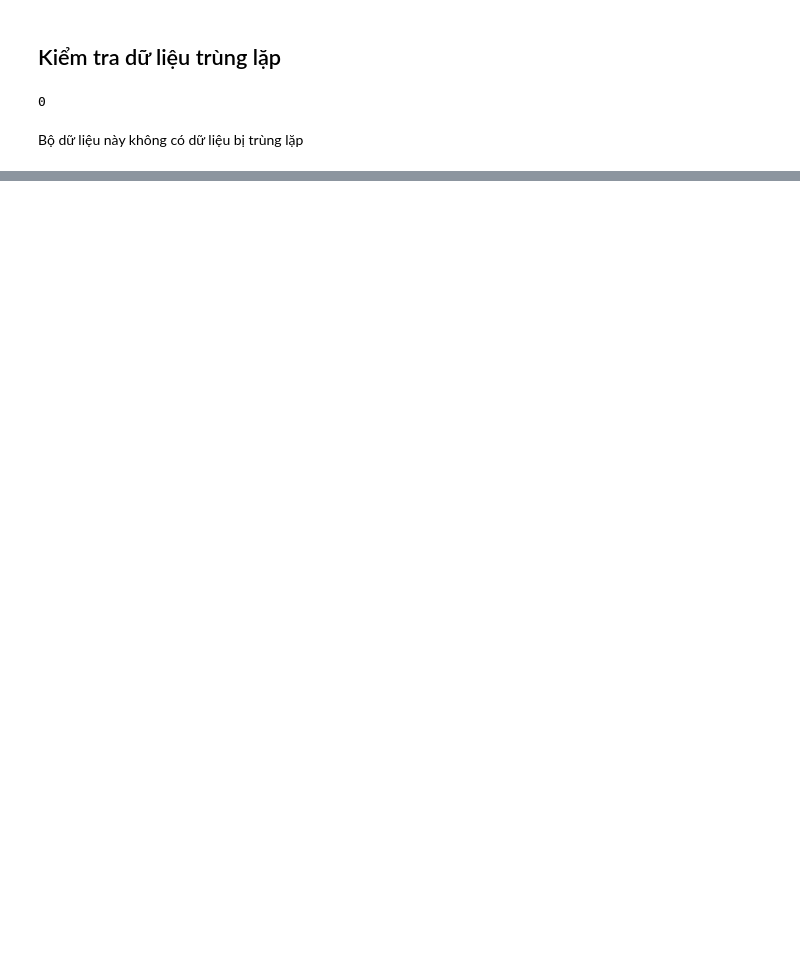
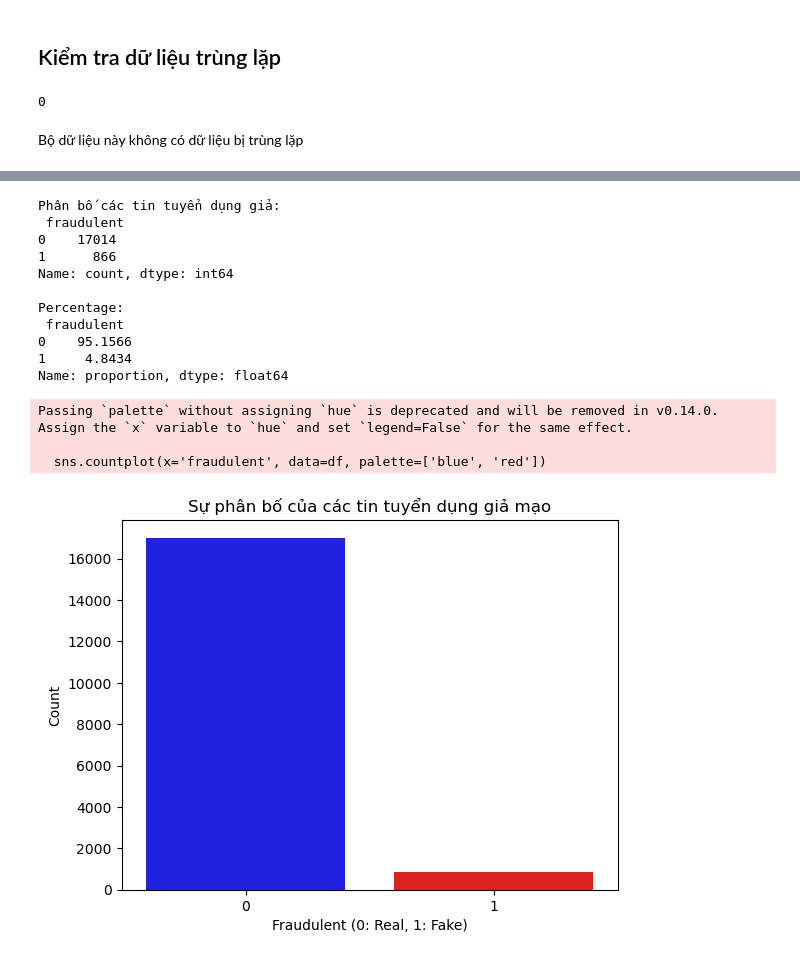
Before and after one commit to thanhlek5/Du-doan-tin-tuyen-dung, a Jupyter notebook: notebooks/preprocessing.ipynb, the cells around one changed output, grey strips where cells are left out. Saved outputs shown, nothing was run; the diff lists cells and outputs as text; code cells hidden in the pictures; blank space fills up the shorter version.

```diff
--- a/notebooks/preprocessing.ipynb
+++ b/notebooks/preprocessing.ipynb
@@ -50,0 +61,15 @@ df_clean.head()
+# %%
+df['location'].fillna('Unknown', inplace=True)
+df['department'].fillna('Unknown', inplace=True)
+df['salary_range'].fillna('Not Specified', inplace=True)
+df['company_profile'].fillna('', inplace=True)
+df['description'].fillna('', inplace=True)
+df['requirements'].fillna('', inplace=True)
+df['benefits'].fillna('', inplace=True)
+df['employment_type'].fillna('Not Specified', inplace=True)
+df['required_experience'].fillna('Not Specified', inplace=True)
+df['required_education'].fillna('Not Specified', inplace=True)
+df['industry'].fillna('Not Specified', inplace=True)
+df['function'].fillna('Not Specified', inplace=True)
+
+print(df.isna().sum())
@@ -124,0 +131,28 @@ df_clean.describe
+# %%
+fraud_counts = df['fraudulent'].value_counts()
+fraud_percent = df['fraudulent'].value_counts(normalize=True) * 100
+print("Phân bố các tin tuyển dụng giả:\n", fraud_counts)
+print("\nPercentage:\n", fraud_percent)
+
+sns.countplot(x='fraudulent', data=df)
+sns.countplot(x='fraudulent', data=df, palette=['blue', 'red'])
+plt.title('Sự phân bố của các tin tuyển dụng giả mạo')
+plt.xlabel('Fraudulent (0: Real, 1: Fake)')
+plt.ylabel('Count')
+plt.show()
+# %% [output]
+Phân bố các tin tuyển dụng giả:
+ fraudulent
+0    17014
+1      866
+Name: count, dtype: int64
+
+Percentage:
+ fraudulent
+0    95.1566
+1     4.8434
+Name: proportion, dtype: float64
+Passing `palette` without assigning `hue` is deprecated and will be removed in v0.14.0. Assign the `x` variable to `hue` and set `legend=False` for the same effect.
+
+  sns.countplot(x='fraudulent', data=df, palette=['blue', 'red'])
+[figure, added]
```
Also changed, not shown: parts of 13 cells of this notebook.
